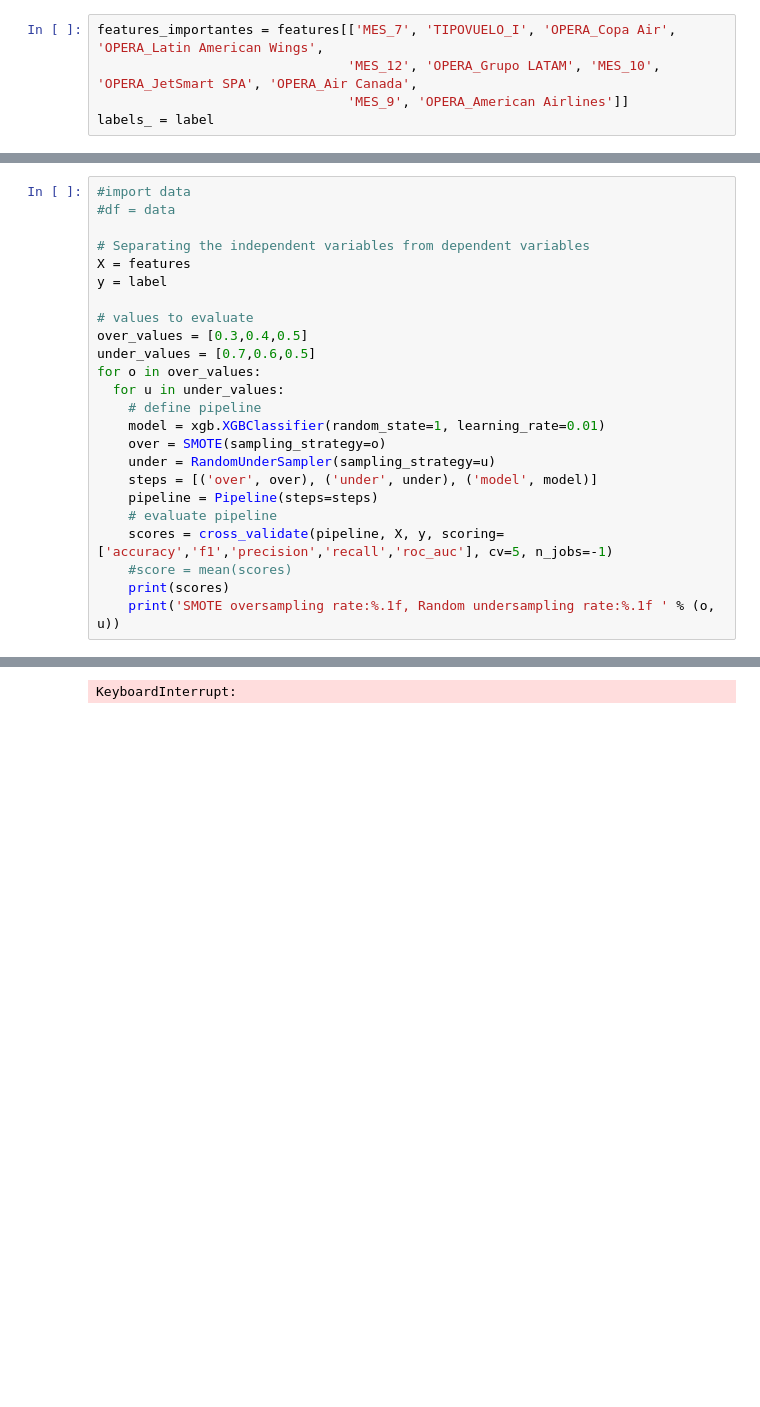
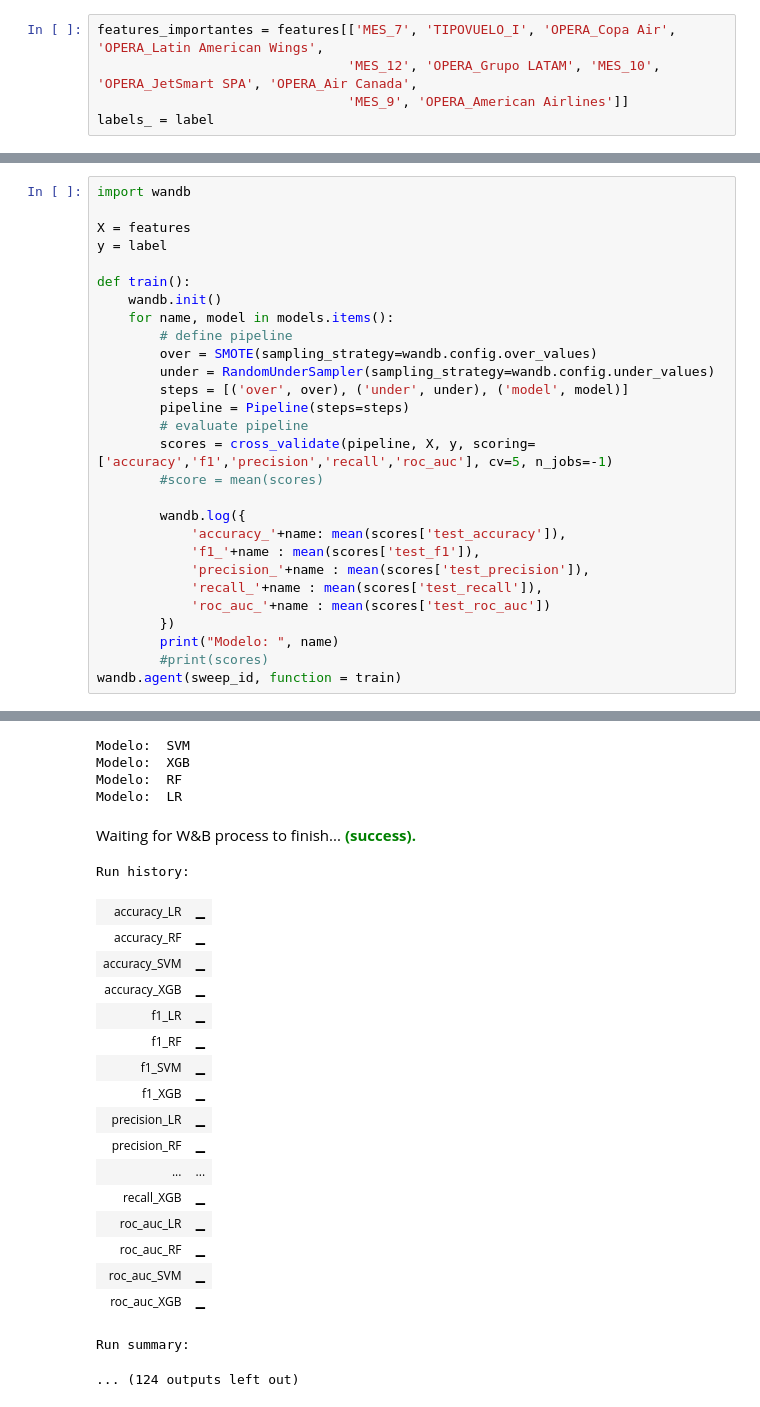
Before and after one commit to JhonGen/nw-challenge, a Jupyter notebook: model/Model-Testing.ipynb, the cells around one changed output, grey strips where cells are left out. Cells and saved outputs as stored; diff of their text form; blank space fills up the shorter version.

Commit message:
Busqueda de mejor balance de datos, para todas las features y las features importantes

```diff
--- a/model/Model-Testing.ipynb
+++ b/model/Model-Testing.ipynb
@@ -107,25 +73,29 @@ wandb.finish()
 # %%
-#import data
-#df = data
+import wandb
 
-# Separating the independent variables from dependent variables
 X = features
 y = label
 
-# values to evaluate
-over_values = [0.3,0.4,0.5]
-under_values = [0.7,0.6,0.5]
-for o in over_values:
-  for u in under_values:
-    # define pipeline
-    model = xgb.XGBClassifier(random_state=1, learning_rate=0.01)
-    over = SMOTE(sampling_strategy=o)
-    under = RandomUnderSampler(sampling_strategy=u)
-    steps = [('over', over), ('under', under), ('model', model)]
-    pipeline = Pipeline(steps=steps)
-    # evaluate pipeline
-    scores = cross_validate(pipeline, X, y, scoring=['accuracy','f1','precision','recall','roc_auc'], cv=5, n_jobs=-1)
-    #score = mean(scores)
-    print(scores)
-    print('SMOTE oversampling rate:%.1f, Random undersampling rate:%.1f ' % (o, u))
+def train():
+    wandb.init()
+    for name, model in models.items():
+        # define pipeline
+        over = SMOTE(sampling_strategy=wandb.config.over_values)
+        under = RandomUnderSampler(sampling_strategy=wandb.config.under_values)
+        steps = [('over', over), ('under', under), ('model', model)]
+        pipeline = Pipeline(steps=steps)
+        # evaluate pipeline
+        scores = cross_validate(pipeline, X, y, scoring=['accuracy','f1','precision','recall','roc_auc'], cv=5, n_jobs=-1)
+        #score = mean(scores)
+
+        wandb.log({
+            'accuracy_'+name: mean(scores['test_accuracy']),
+            'f1_'+name : mean(scores['test_f1']),
+            'precision_'+name : mean(scores['test_precision']),
+            'recall_'+name : mean(scores['test_recall']),
+            'roc_auc_'+name : mean(scores['test_roc_auc'])
+        })
+        print("Modelo: ", name)
+        #print(scores)
+wandb.agent(sweep_id, function = train)
 # %% [output]
@@ -134 +113,24 @@ SMOTE oversampling rate:0.3, Random undersampling rate:0.7
-KeyboardInterrupt:
+Modelo:  SVM
+Modelo:  XGB
+Modelo:  RF
+Modelo:  LR
+Waiting for W&B process to finish... (success).
+Run history:
+| accuracy_LR | ▁ |
+| accuracy_RF | ▁ |
+| accuracy_SVM | ▁ |
+| accuracy_XGB | ▁ |
+| f1_LR | ▁ |
+| f1_RF | ▁ |
+| f1_SVM | ▁ |
+| f1_XGB | ▁ |
+| precision_LR | ▁ |
+| precision_RF | ▁ |
+| ... | ... |
+| recall_XGB | ▁ |
+| roc_auc_LR | ▁ |
+| roc_auc_RF | ▁ |
+| roc_auc_SVM | ▁ |
+| roc_auc_XGB | ▁ |
+Run summary:
+... (124 outputs left out)
```
Also changed, not shown: parts of 10 cells of this notebook, 1 other file.
